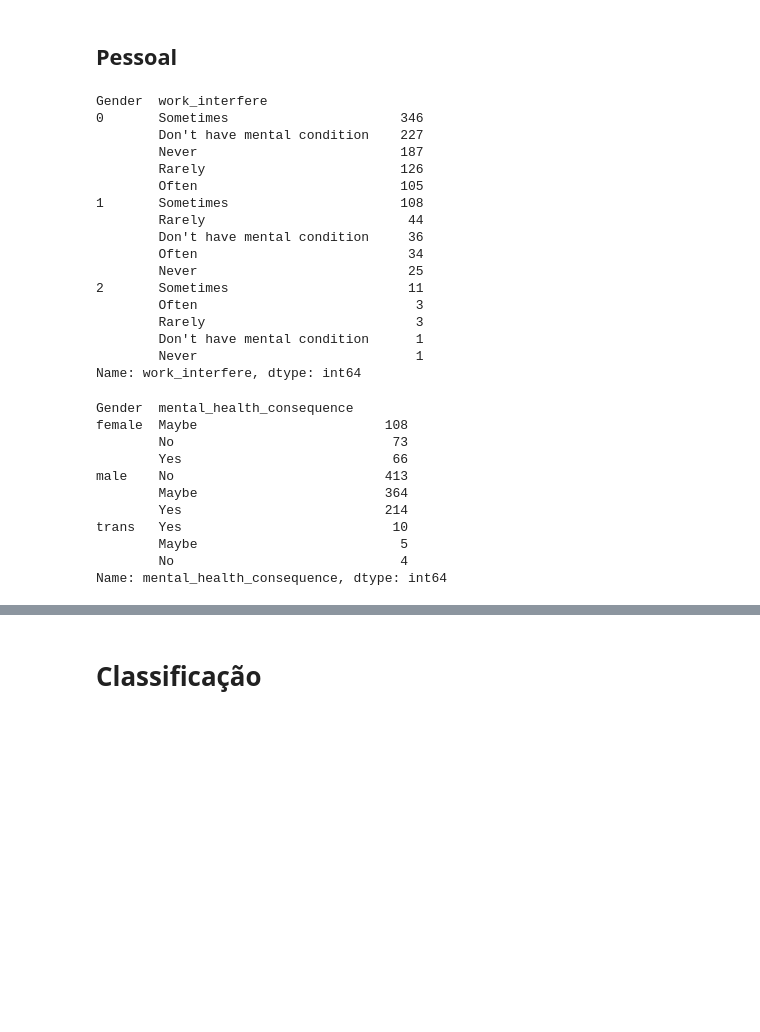
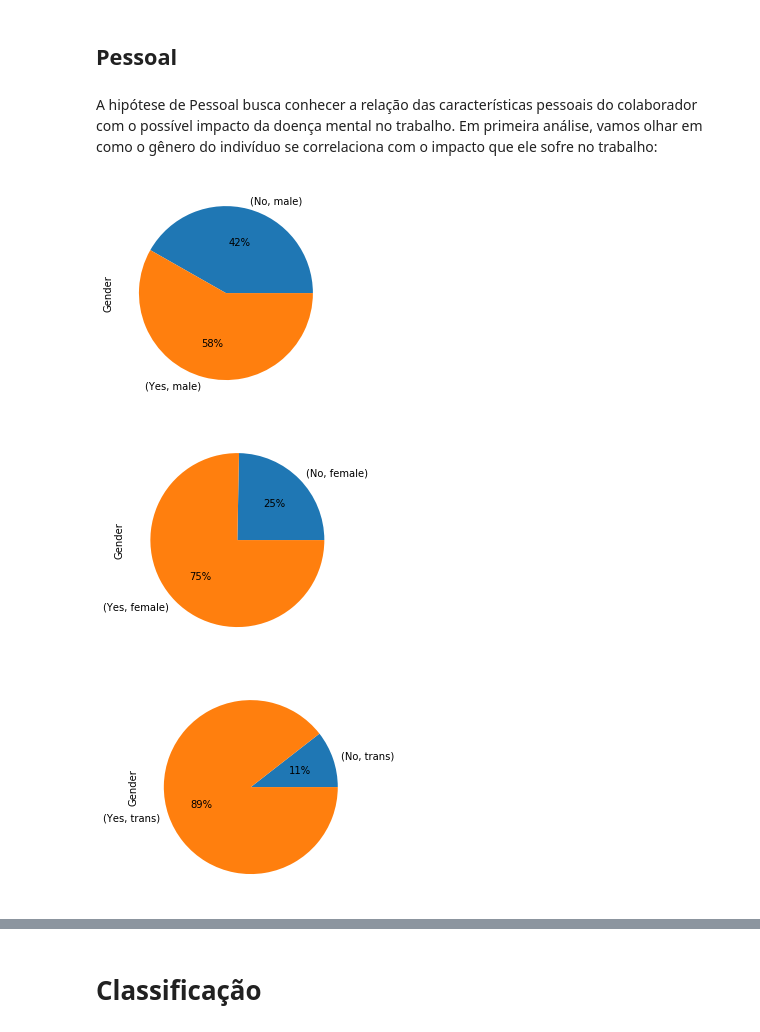
Before and after one commit to SamanthaReiis/Bootcamp-Ihub-Saude, a Jupyter notebook: Health.ipynb, the cells around one changed output, grey strips where cells are left out. Drawn from its saved outputs; the diff is of its cells as text; code cells hidden in the pictures; blank space fills up the shorter version.

```diff
--- a/Health.ipynb
+++ b/Health.ipynb
@@ -184,36 +134,15 @@ Name: leave, dtype: int64
 # %% [markdown]
 ## Pessoal
-# %%
-tech.groupby(['Gender'])['work_interfere'].value_counts()
-# %% [output]
-Gender  work_interfere
-0       Sometimes                      346
-        Don't have mental condition    227
-        Never                          187
-        Rarely                         126
-        Often                          105
-1       Sometimes                      108
-        Rarely                          44
-        Don't have mental condition     36
-        Often                           34
-        Never                           25
-2       Sometimes                       11
-        Often                            3
-        Rarely                           3
-        Don't have mental condition      1
-        Never                            1
-Name: work_interfere, dtype: int64
-# %%
-tech.groupby(['Gender'])['mental_health_consequence'].value_counts()
-# %% [output]
-Gender  mental_health_consequence
-female  Maybe                        108
-        No                            73
-        Yes                           66
-male    No                           413
-        Maybe                        364
-        Yes                          214
-trans   Yes                           10
-        Maybe                          5
-        No                             4
-Name: mental_health_consequence, dtype: int64
+# %% [markdown]
+A hipótese de Pessoal busca conhecer a relação das características pessoais do colaborador com o possível impacto da doença mental no trabalho. Em primeira análise, vamos olhar em como o gênero do indivíduo se correlaciona com o impacto que ele sofre no trabalho:
+# %%
+tech[tech['Gender'] == 'male'].groupby(['work_interfere'])['Gender'].value_counts().plot(kind='pie', autopct='%1.0f%%')
+plt.show()
+tech[tech['Gender'] == 'female'].groupby(['work_interfere'])['Gender'].value_counts().plot(kind='pie', autopct='%1.0f%%')
+plt.show()
+tech[tech['Gender'] == 'trans'].groupby(['work_interfere'])['Gender'].value_counts().plot(kind='pie', autopct='%1.0f%%')
+plt.show()
+# %% [output]
+[figure, added]
+[figure, added]
+[figure, added]
```
Also changed, not shown: parts of 27 cells of this notebook.
